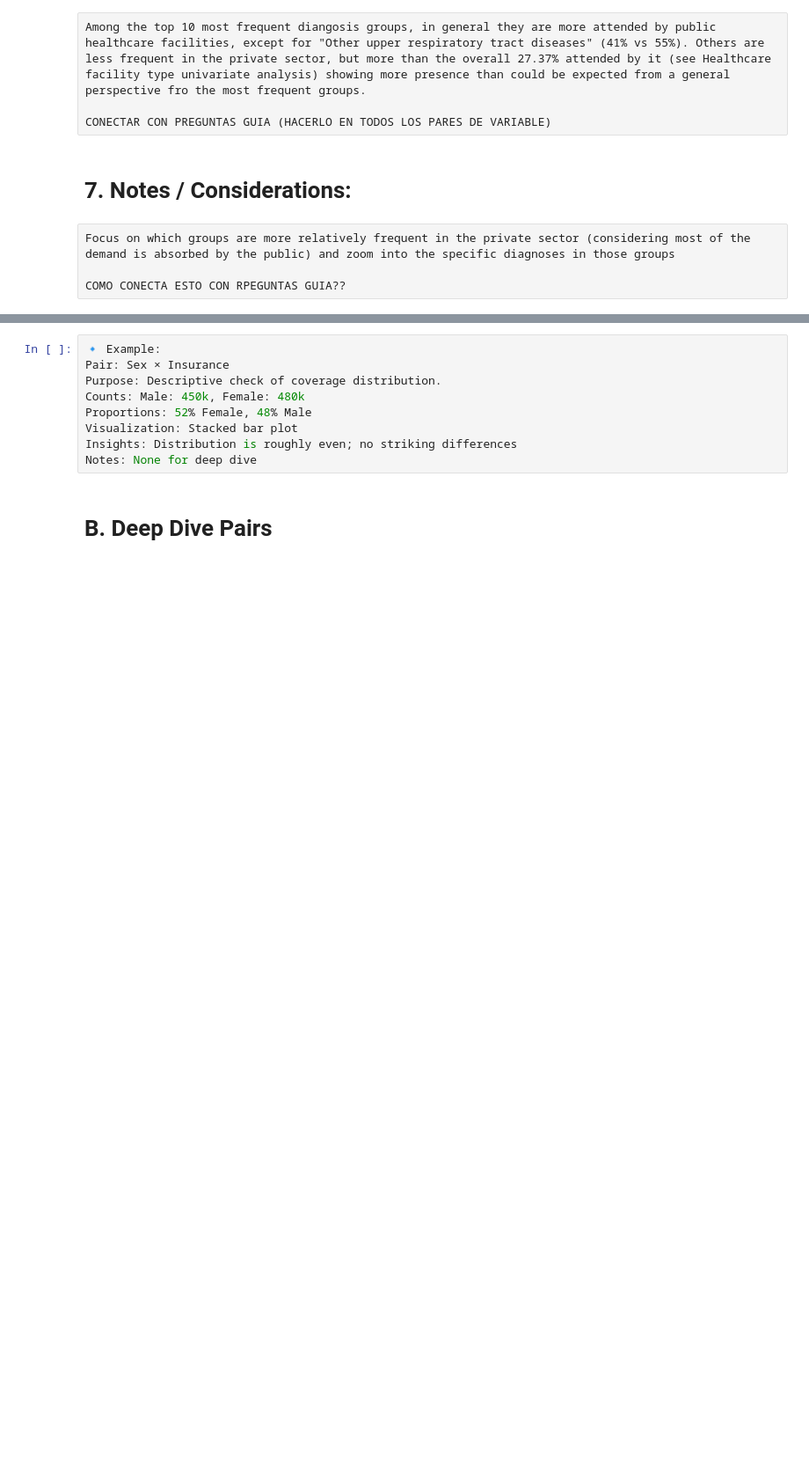
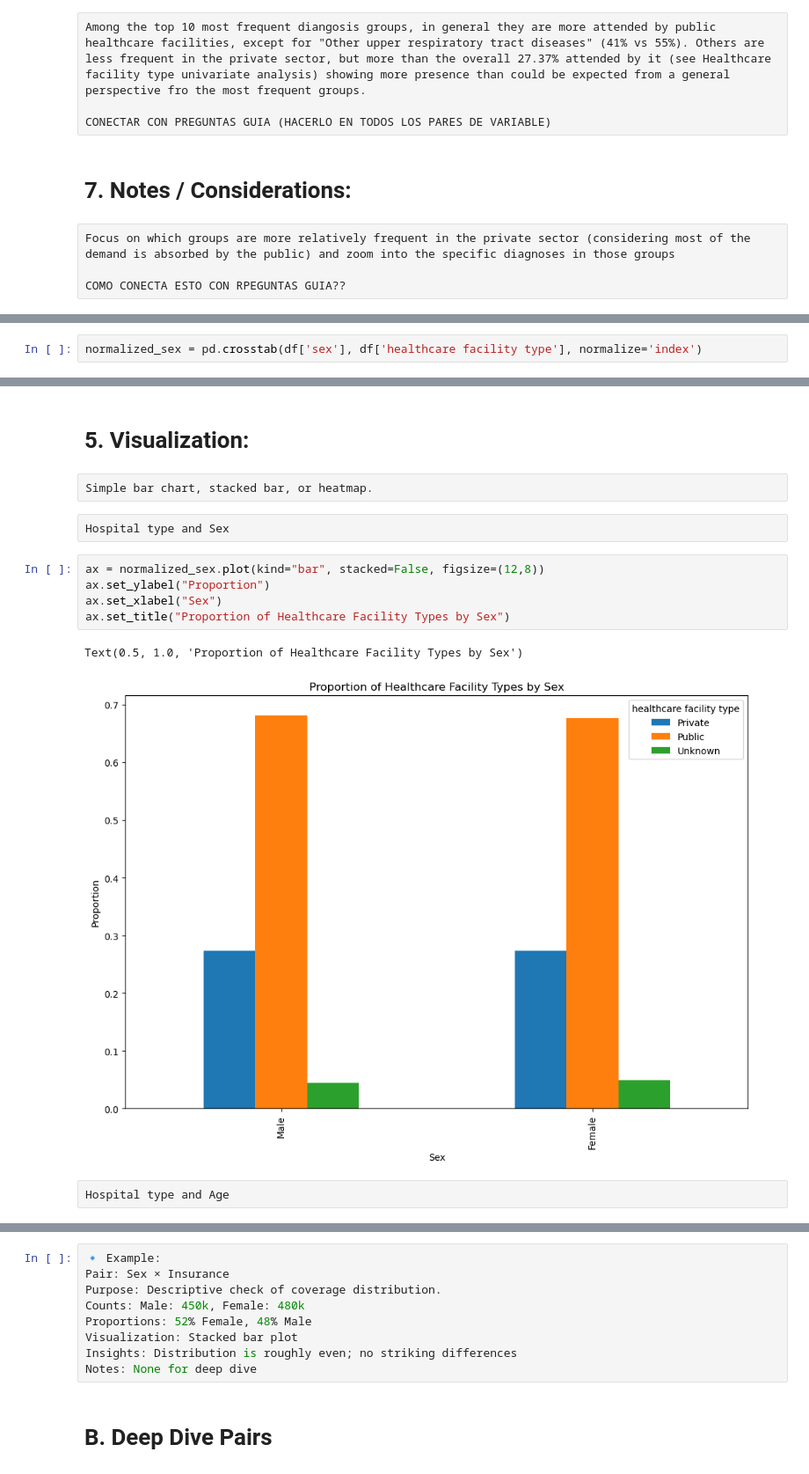
Before and after one commit to mirkopodunavak1996/EDAHospDischarges_Chile2001-2024, a Jupyter notebook: notebooks/General_Analysis_2001-2024_Bivariate(2).ipynb, the cells around one changed output, grey strips where cells are left out. Shown at 88% size. Saved outputs shown, nothing was run; the diff lists cells and outputs as text; blank space fills up the shorter version.

```diff
--- a/notebooks/General_Analysis_2001-2024_Bivariate(2).ipynb
+++ b/notebooks/General_Analysis_2001-2024_Bivariate(2).ipynb
@@ -467,0 +491,2 @@ Anything unusual to flag for later deep dive.
+# %%
+normalized_sex = pd.crosstab(df['sex'], df['healthcare facility type'], normalize='index')
@@ -467,0 +530,16 @@ Anything unusual to flag for later deep dive.
+# %% [markdown]
+# 5. Visualization:
+# %% [raw]
+Simple bar chart, stacked bar, or heatmap.
+# %% [raw]
+Hospital type and Sex
+# %%
+ax = normalized_sex.plot(kind="bar", stacked=False, figsize=(12,8))
+ax.set_ylabel("Proportion")
+ax.set_xlabel("Sex")
+ax.set_title("Proportion of Healthcare Facility Types by Sex")
+# %% [output]
+Text(0.5, 1.0, 'Proportion of Healthcare Facility Types by Sex')
+[figure, added]
+# %% [raw]
+Hospital type and Age
```
Also changed, not shown: parts of 40 cells of this notebook.
